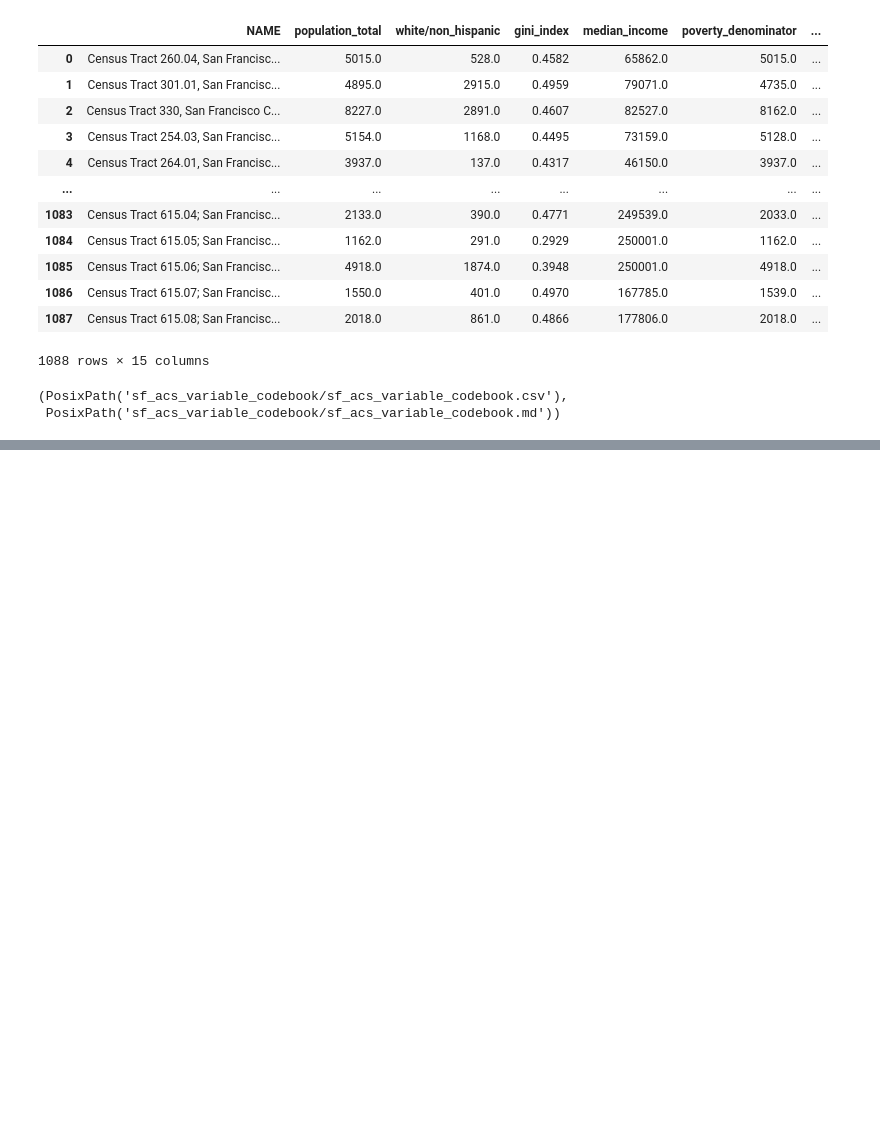
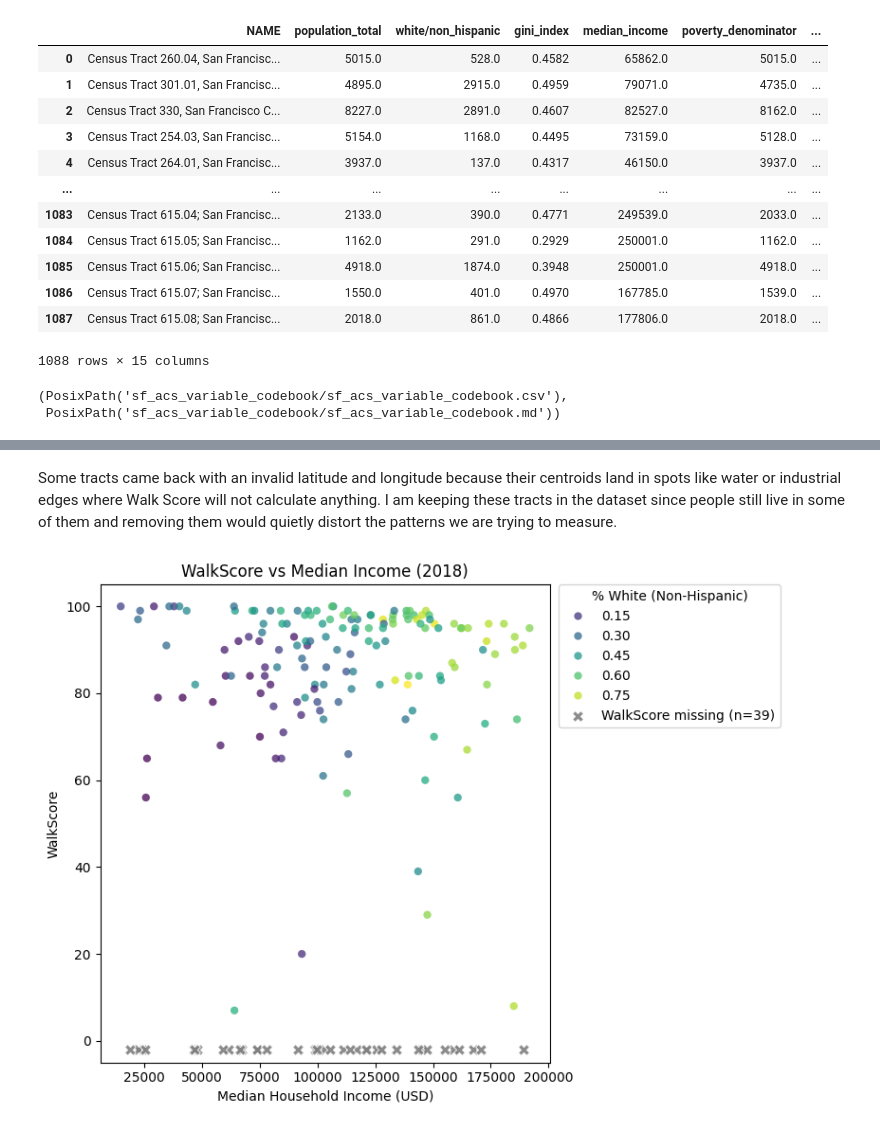
Before and after one commit to meganm2c/MTC-SF-Neighborhood-Amenity-Equity-Project, a Jupyter notebook: sf_eda.ipynb, the cells around one changed output, grey strips where cells are left out. Cells and saved outputs as stored; diff of their text form; code cells hidden in the pictures; blank space fills up the shorter version.

```diff
--- a/sf_eda.ipynb
+++ b/sf_eda.ipynb
@@ -142,0 +239,4 @@ csv_path, md_path
+# %%
+#Merging walk score with time series SF Tract ACS dataframe
+sf_acs_years_with_walkscore = final_sf_acs_years_panel.merge(walkscore_df, on="GEOID", how="left")
+sf_acs_years_with_walkscore.head()
@@ -142,0 +274,11 @@ csv_path, md_path
+# %%
+sf_acs_years_with_walkscore.columns
+sf_acs_years_with_walkscore.columns = (
+    sf_acs_years_with_walkscore.columns
+      .str.strip()
+      .str.lower()
+      .str.replace(r'[^0-9a-z_]', '_', regex=True)
+)
+
+sf_acs_years_with_walkscore.columns
+sf_acs_years_with_walkscore["percent_white_nonhisp"] = sf_acs_years_with_walkscore["__white_nonhisp"]
@@ -142,0 +335,59 @@ csv_path, md_path
+# %% [markdown]
+Some tracts came back with an invalid latitude and longitude because their centroids land in spots like water or industrial edges where Walk Score will not calculate anything. I am keeping these tracts in the dataset since people still live in some of them and removing them would quietly distort the patterns we are trying to measure.
+# %%
+sf_2018 = sf_acs_years_with_walkscore.query("year == 2018").copy()
+sf_2018["median_income"] = pd.to_numeric(sf_2018["median_income"], errors="coerce")
+sf_2018 = sf_2018[sf_2018["median_income"].between(10_000, 300_000)]
+
+valid_18   = sf_2018[sf_2018["walkscore"].notna()].copy()
+missing_18 = sf_2018[sf_2018["walkscore"].isna()].copy().assign(walkscore=-2)
+
+fig, ax = plt.subplots(figsize=(8,6))
+
+sns.scatterplot(
+    data=valid_18,
+    x="median_income",
+    y="walkscore",
+    hue="percent_white_nonhisp",
+    palette="viridis",
+    alpha=0.75,
+    edgecolor="none",
+    ax=ax
+)
+
+sns.scatterplot(
+    data=missing_18,
+    x="median_income",
+    y="walkscore",
+    marker="X",
+    color="gray",
+    s=70,
+    label=f"WalkScore missing (n={len(missing_18)})",
+    alpha=0.9,
+    ax=ax
+)
+handles, labels = ax.get_legend_handles_labels()
+ax.legend(
+    handles, labels,
+    title="% White (Non-Hispanic)",
+    loc="upper left",
+    bbox_to_anchor=(1.02, 1),
+    borderaxespad=0.0,
+    frameon=True
+)
+plt.tight_layout(rect=[0, 0, 0.85, 1])
+
+ax.set_xlabel("Median Household Income (USD)")
+ax.set_ylabel("WalkScore")
+ax.set_title("WalkScore vs Median Income (2018)")
+ax.set_ylim(-5, 105)
+
+plt.tight_layout()
+
+outdir = Path("visualizations")
+outdir.mkdir(parents=True, exist_ok=True)
+outfile = outdir / "walkscore_vs_income_2018_race.png"
+fig.savefig(outfile, dpi=300, bbox_inches="tight")
+plt.show()
+# %% [output]
+[figure, added]
```
Also changed, not shown: parts of 15 cells of this notebook.
